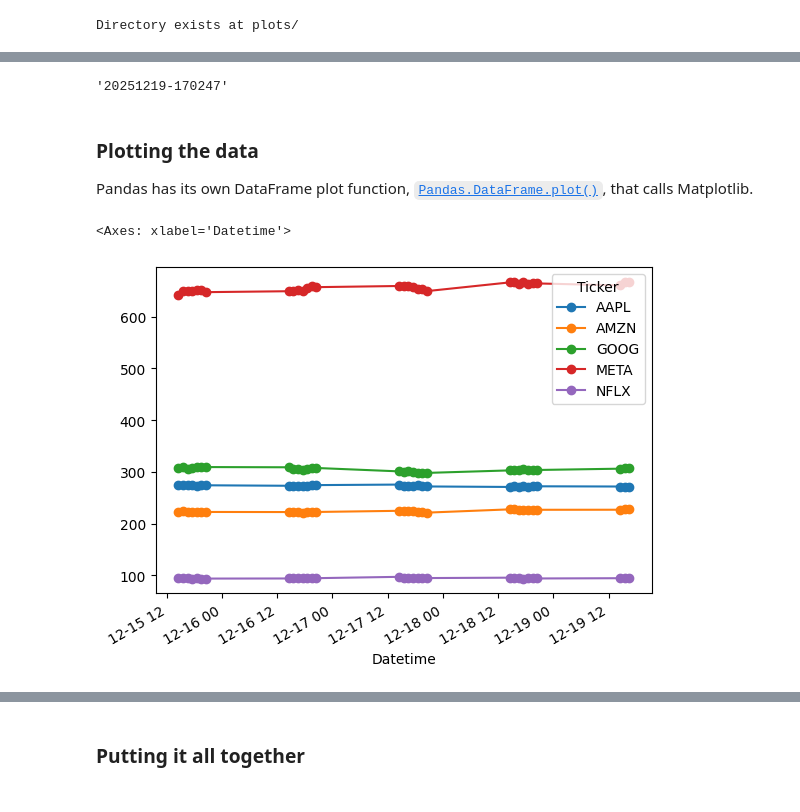
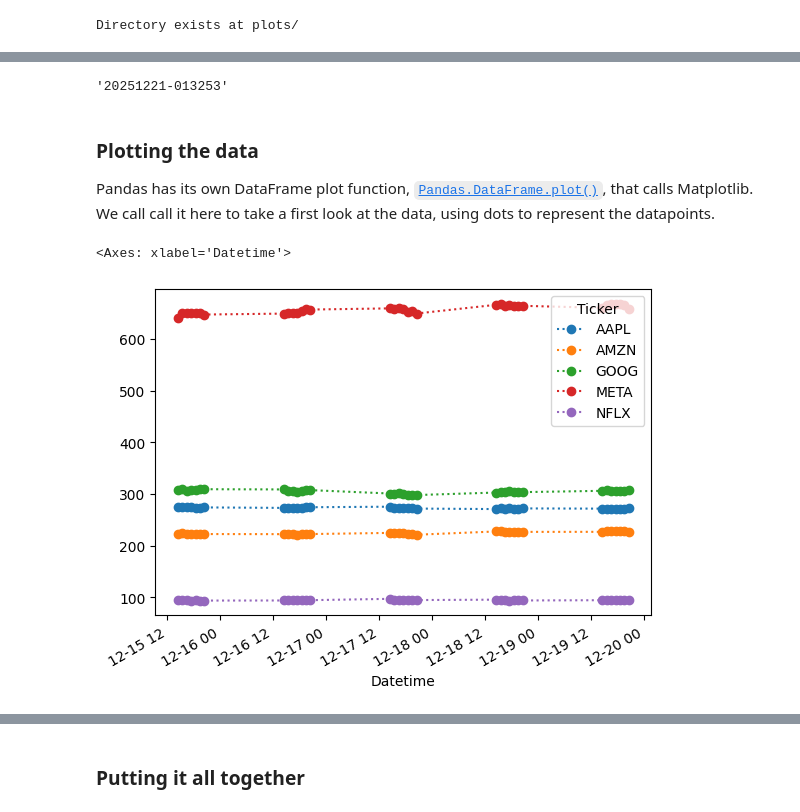
Before and after one commit to SuColl/computer-infrastructure-assessment, a Jupyter notebook: problems.ipynb, the cells around one changed output, grey strips where cells are left out. Saved outputs shown, nothing was run; the diff lists cells and outputs as text; code cells hidden in the pictures.

```diff
--- a/problems.ipynb
+++ b/problems.ipynb
@@ -195,7 +205,9 @@ Approach:
 # %%
 # Function to get the latest valid data file, using filename
 def get_latest_valid_file(directory):
-    """Return the file in a directory with the latest timestamp in the filename."""
+    """Return the file in a directory with the latest timestamp in the
+    filename.
+    """
 
     # List the files in the data_read directory
     files_in_directory = os.listdir(directory)
@@ -210,8 +222,8 @@ def get_latest_valid_file(directory):
     # Create empty list to hold matching filenames
     files_match_pattern= []
 
-    # Iterate through the files in the data_read directory and get the ones with
-    # filenames matching the pattern
+    # Iterate through the files in the data_read directory and get the
+    # ones with filenames matching the pattern
     for file in files_in_directory:
         if re.match(search_pattern, file):
             # If a filename matches the regex string, add it to the new list
@@ -238,16 +250,22 @@ Directory data/ contains 17 files with appropriate filenames: the latest one is
 ### Reading in from the CSV file
 # %%
 def read_stock_data_from_csv(file):
-    """Read stock data from a CSV file that was written from a yfinance download."""
+    """Read stock data from a CSV file that was written from a
+    yfinance download.
+    """
 
     # Reading DataFrame from CSV file using pandas.read_csv()
     # (Ref: https://pandas.pydata.org/docs/reference/api/pandas.read_csv.html).
     # Parameters:
-    # header=[0,1] - The first two rows of the CSV file contain MultiIndex header information,
-    # index_col=0 - I want column 0, the dates, to be the index of the resulting DataFrame,
-    # parse_dates=[0] - I want the index values to be parsed as dates (i.e. as datetime objects.)
+    # header=[0,1] - The first two rows of the CSV file contain
+    # MultiIndex header information,
+    # index_col=0 - I want column 0, the dates, to be the index of the
+    # resulting DataFrame,
+    # parse_dates=[0] - I want the index values to be parsed as dates
+    # (i.e. as datetime objects.)
     # (adapted from https://stackoverflow.com/a/37453925)
-    dataframe_read = pd.read_csv(file, header=[0,1], index_col=0, parse_dates=[0])
+    dataframe_read = pd.read_csv(file, header=[0,1],
+                                index_col=0, parse_dates=[0])
 
     # Print info to let the user know what has been done
     print(f"Read in: {file}")
@@ -255,9 +273,9 @@ def read_stock_data_from_csv(file):
     # Return the new DataFrame
     return dataframe_read
 
-
 # Run this function
 df_to_plot = read_stock_data_from_csv(data_read_dir + data_read_filename)
+
 # Look at the first 5 rows of the read-in DataFrame.
 df_to_plot.head(5)
 # %% [output]
@@ -335,26 +373,30 @@ Directory exists at plots/
 # %%
-# Function to extract the datetime string from a supplied filename
+# Function to remove the file extension from filename
 # Adapted from https://stackoverflow.com/questions/3548673/how-can-i-replace-or-strip-an-extension-from-a-filename-in-python#comment126366159_3548689
 
 def remove_filename_extension(file):
-    """Removes the extension from a filename. Assumes maximum of 2 period characters in filename."""
+    """Removes the extension from a filename.
+    Assumes maximum of 2 period characters in filename.
+    """
     # Split the string at the period character and return the first part.
     string = file.rsplit( ".", 2 )[ 0 ]
     return string
 
-# Run this function
+# Run this function on the filename of the latest CSV file, found above
 data_timestamp_string = remove_filename_extension(data_read_filename)
 # Show result
 data_timestamp_string
 # %% [output]
-'20251219-170247'
+'20251221-013253'
 # %% [markdown]
 ### Plotting the data
 Pandas has its own DataFrame plot function, [`Pandas.DataFrame.plot()`](https://pandas.pydata.org/docs/reference/api/pandas.DataFrame.plot.html), that calls Matplotlib.
+We call call it here to take a first look at the data, using dots to represent the datapoints.
 # %%
-# plot the close prices in the DataFrame with markers for datapoints
-df_to_plot["Close"].plot(marker="o")
+# plot the close prices in the DataFrame with a dotted line
+# and dots for datapoints
+df_to_plot["Close"].plot(linestyle = 'dotted', marker="o")
 # %% [output]
 <Axes: xlabel='Datetime'>
-[figure, old version]
+[figure, new version]
 # %% [markdown]
```
Also changed, not shown: parts of 33 cells of this notebook, 15 other files.
